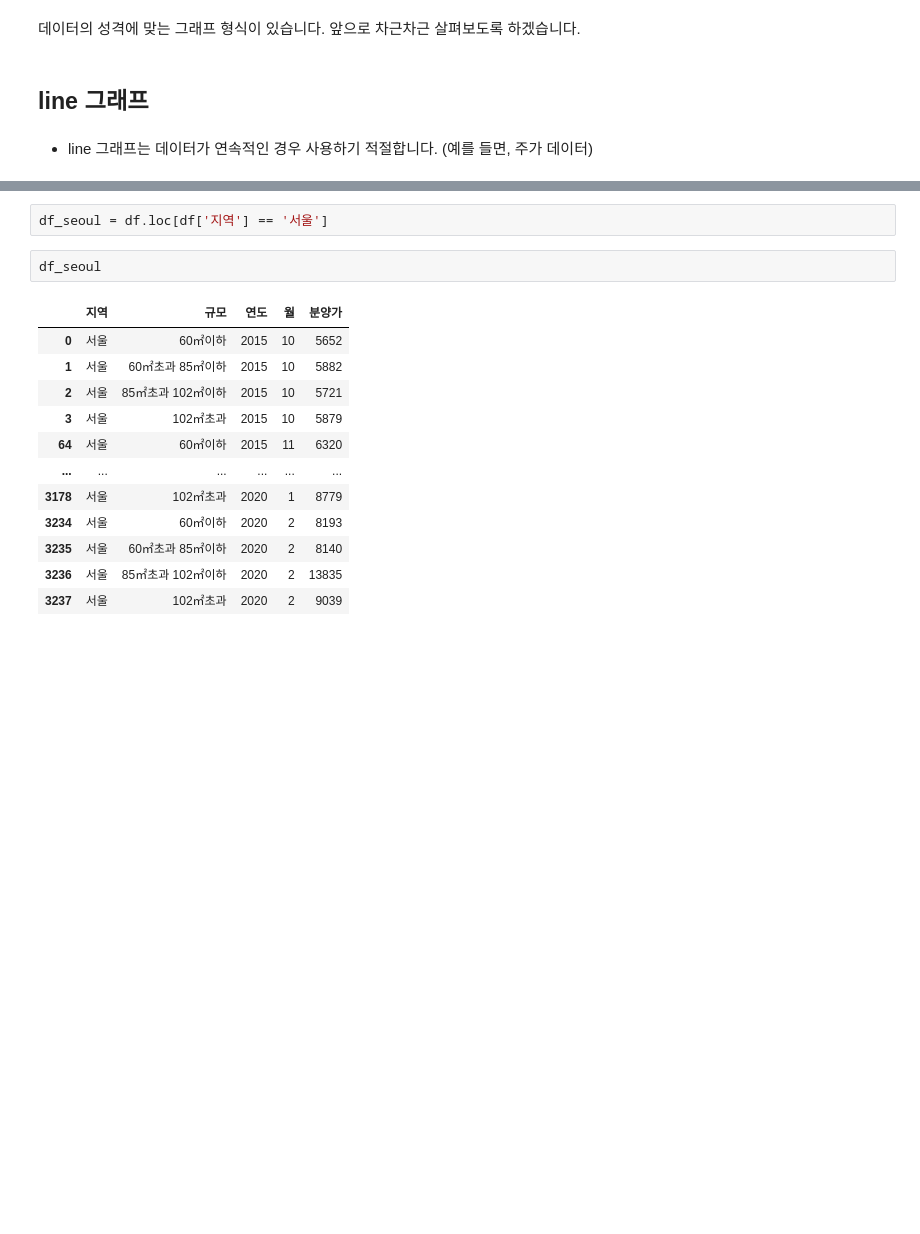
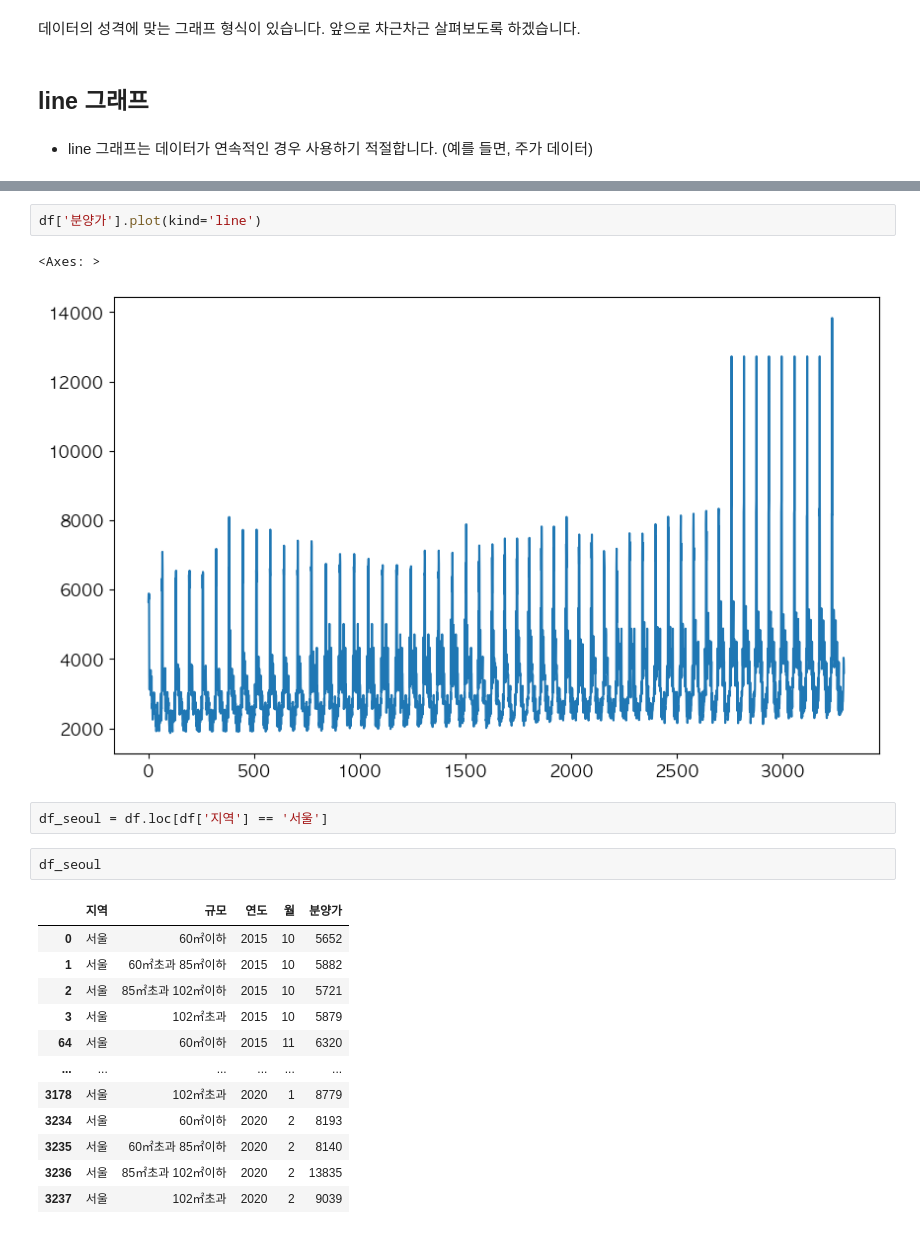
Before and after one commit to wlsejun/DataAnalysis, a Jupyter notebook: pandas/데이터시각화.ipynb, the cells around one changed output, grey strips where cells are left out. Saved outputs shown, nothing was run; the diff lists cells and outputs as text; blank space fills up the shorter version.

```diff
--- a/pandas/데이터시각화.ipynb
+++ b/pandas/데이터시각화.ipynb
@@ -119,3 +121,8 @@ kind 옵션:
+# %%
+df['분양가'].plot(kind='line')
+# %% [output]
+<Axes: >
+[figure, added]
 # %%
 df_seoul = df.loc[df['지역'] == '서울']
 # %%
```
Also changed, not shown: parts of 29 cells of this notebook, 1 other file.
